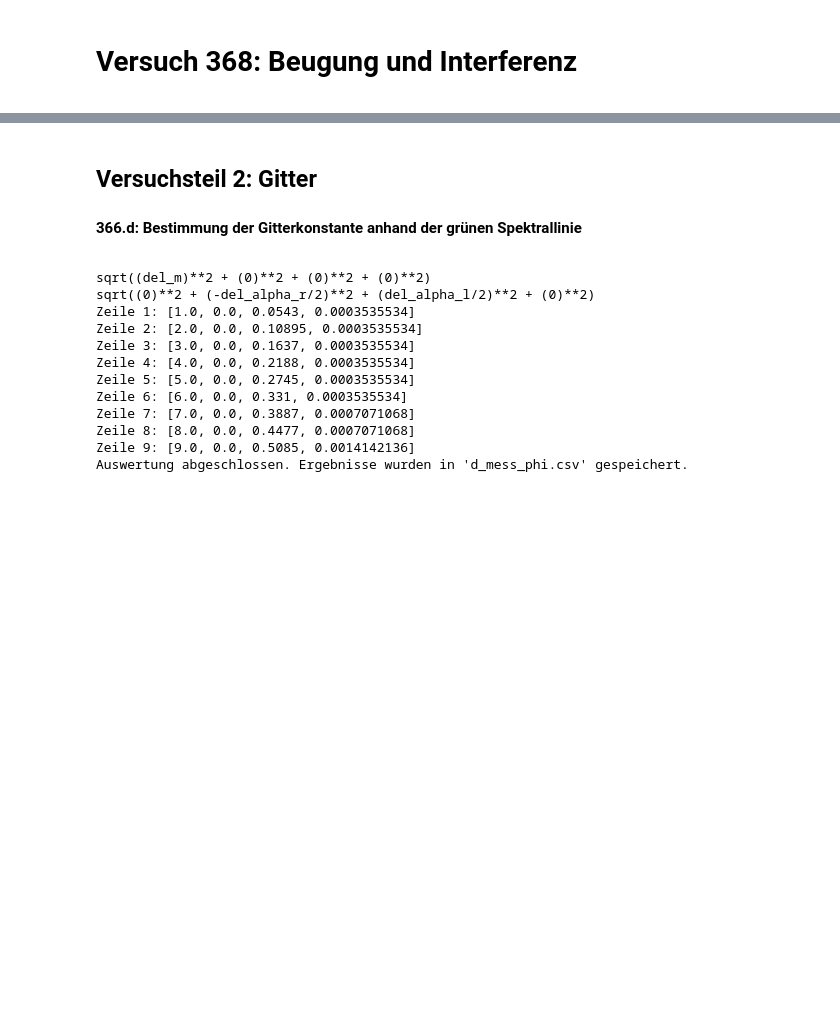
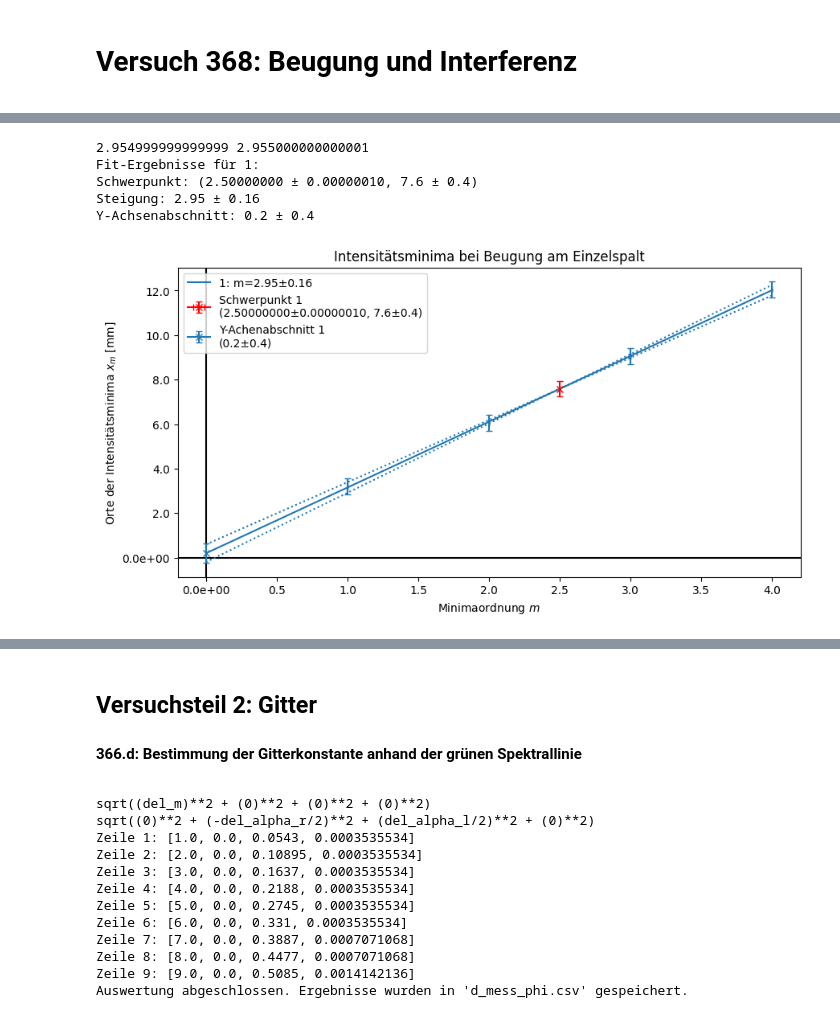
Before and after one commit to Patrixon0/data-analysis-plotting-tool, a Jupyter notebook: P3/Jannis_Dejan/368/368_main.ipynb, the cells around one changed output, grey strips where cells are left out. Cells and saved outputs as stored; diff of their text form; code cells hidden in the pictures; blank space fills up the shorter version.

```diff
--- a/P3/Jannis_Dejan/368/368_main.ipynb
+++ b/P3/Jannis_Dejan/368/368_main.ipynb
@@ -22,0 +54,13 @@ from geraden_fit_config import config_1
+# %%
+geraden_fit('b_mess_xm.csv', title='Intensitätsminima bei Beugung am Einzelspalt',
+			x_label=r'Minimaordnung $m$', y_label=r'Orte der Intensitätsminima $x_m$ [mm]', plot_formula=False,
+			save=False, linear_fit=True, focus_point=True, plot_y_inter=True, legendlocation='upper left', #y_decimal_places=3, x_axis=1.6, x_axis=400,
+			#y_major_ticks=0.02, y_minor_ticks=0.01, x_major_ticks=1, x_minor_ticks=0.5
+			)
+# %% [output]
+2.954999999999999 2.955000000000001
+Fit-Ergebnisse für 1:
+Schwerpunkt: (2.50000000 ± 0.00000010, 7.6 ± 0.4)
+Steigung: 2.95 ± 0.16
+Y-Achsenabschnitt: 0.2 ± 0.4
+[figure, added]
```
Also changed, not shown: parts of 6 cells of this notebook.
